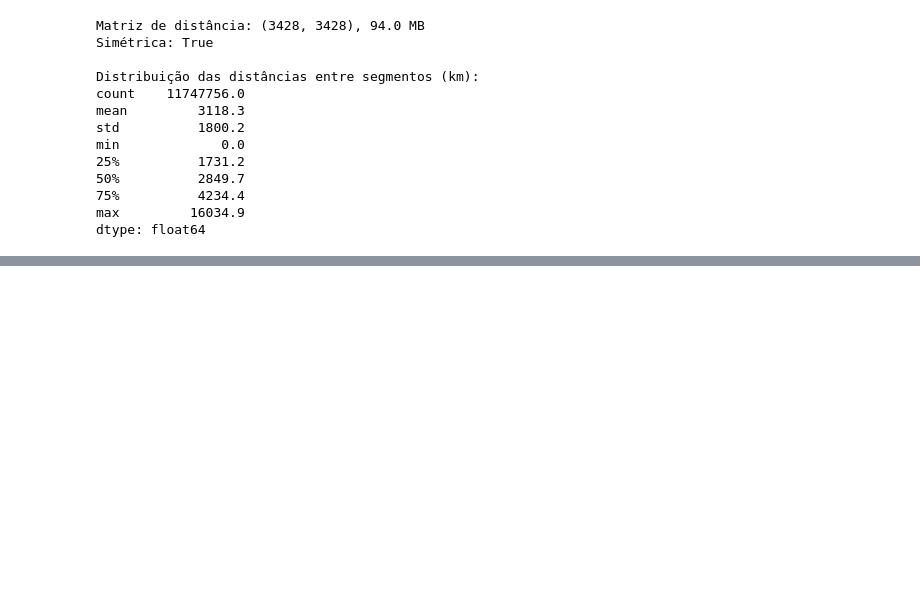
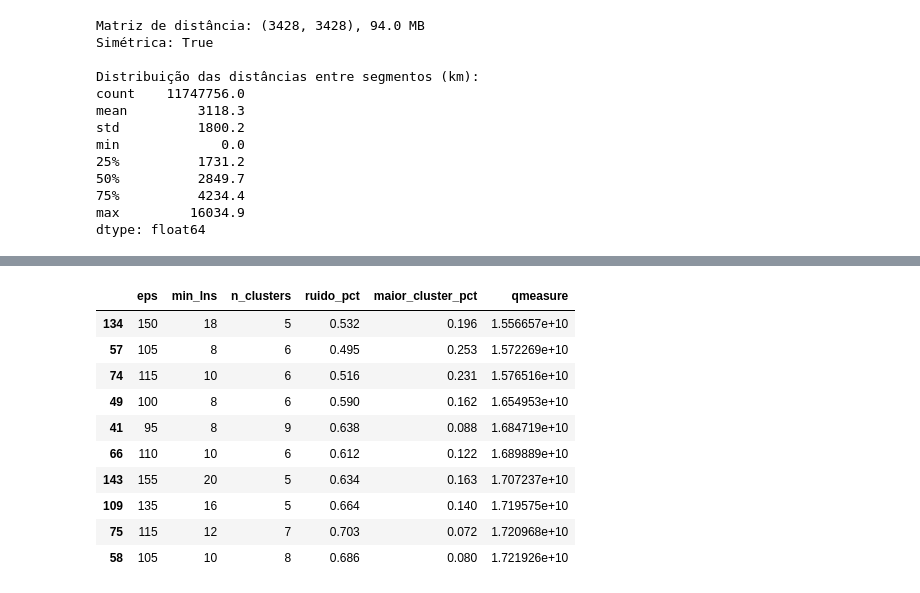
Before and after one commit to HerikDR/Algoritmo-TRACLUS, a Jupyter notebook: traclus_hurdat.ipynb, the cells around one changed output, grey strips where cells are left out. Cells and saved outputs as stored; diff of their text form; code cells hidden in the pictures; blank space fills up the shorter version.

```diff
--- a/traclus_hurdat.ipynb
+++ b/traclus_hurdat.ipynb
@@ -451,0 +502,34 @@ dtype: float64
+# %%
+ids_tempestade = segmentos["id_tempestade"].values
+n_seg = len(segmentos)
+
+resultados_grid = []
+for eps in range(70, 156, 5):
+    for min_lns in [6, 8, 10, 12, 14, 16, 18, 20]:
+        rot = clusterizar_segmentos(matriz_dist, eps, min_lns)
+        rot = filtrar_cardinalidade_trajetorias(rot, ids_tempestade, min_lns)
+        clusters_validos = np.unique(rot[rot >= 0])
+        n_clusters = len(clusters_validos)
+        tam_maior = max((rot == c).sum() for c in clusters_validos) if n_clusters else 0
+        resultados_grid.append(dict(
+            eps=eps, min_lns=min_lns, n_clusters=n_clusters,
+            ruido_pct=(rot == -1).mean(), maior_cluster_pct=tam_maior / n_seg,
+            qmeasure=qmeasure(matriz_dist, rot),
+        ))
+
+tabela_grid = pd.DataFrame(resultados_grid)
+
+candidatos = tabela_grid[(tabela_grid["n_clusters"].between(5, 9)) & (tabela_grid["maior_cluster_pct"] < 0.30)]
+candidatos.sort_values("qmeasure").head(10).round(3)
+# %% [output]
+|  | eps | min_lns | n_clusters | ruido_pct | maior_cluster_pct | qmeasure |
+| 134 | 150 | 18 | 5 | 0.532 | 0.196 | 1.556657e+10 |
+| 57 | 105 | 8 | 6 | 0.495 | 0.253 | 1.572269e+10 |
+| 74 | 115 | 10 | 6 | 0.516 | 0.231 | 1.576516e+10 |
+| 49 | 100 | 8 | 6 | 0.590 | 0.162 | 1.654953e+10 |
+| 41 | 95 | 8 | 9 | 0.638 | 0.088 | 1.684719e+10 |
+| 66 | 110 | 10 | 6 | 0.612 | 0.122 | 1.689889e+10 |
+| 143 | 155 | 20 | 5 | 0.634 | 0.163 | 1.707237e+10 |
+| 109 | 135 | 16 | 5 | 0.664 | 0.140 | 1.719575e+10 |
+| 75 | 115 | 12 | 7 | 0.703 | 0.072 | 1.720968e+10 |
+| 58 | 105 | 10 | 8 | 0.686 | 0.080 | 1.721926e+10 |
```
Also changed, not shown: parts of 8 cells of this notebook, 1 other file.
